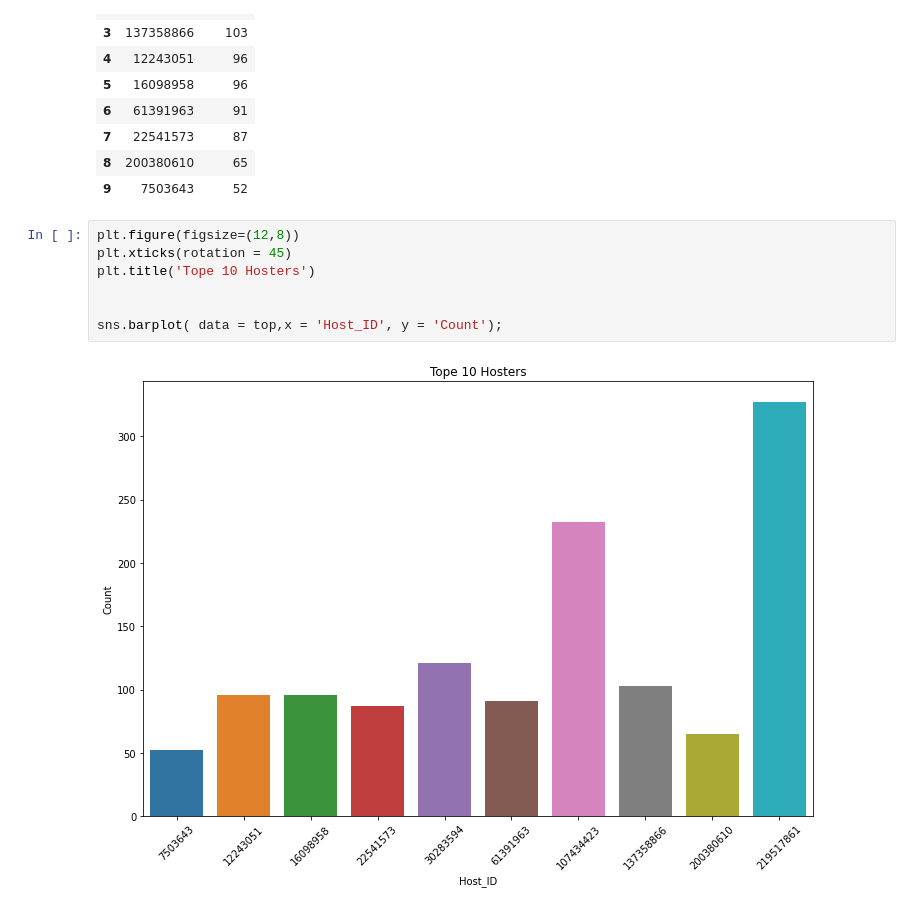
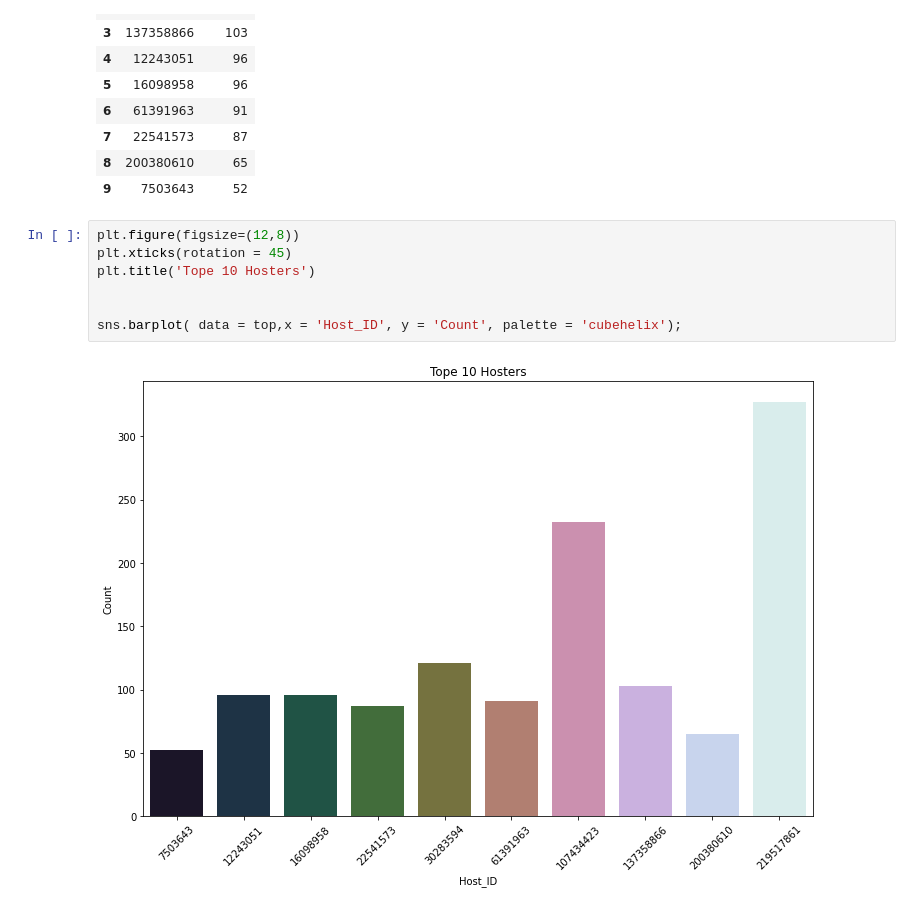
Before and after one commit to heyrobin/Python, a Jupyter notebook: AirBnb/Air BNB new York Data Analysis.ipynb, the cells around one changed output. Drawn from its saved outputs; the diff is of its cells as text.

```diff
--- a/AirBnb/Air BNB new York Data Analysis.ipynb
+++ b/AirBnb/Air BNB new York Data Analysis.ipynb
@@ -246,9 +247,9 @@ top
 # %%
 plt.figure(figsize=(12,8))
 plt.xticks(rotation = 45)
 plt.title('Tope 10 Hosters')
 
 
-sns.barplot( data = top,x = 'Host_ID', y = 'Count');
+sns.barplot( data = top,x = 'Host_ID', y = 'Count', palette = 'cubehelix');
 # %% [output]
-[figure, old version]
+[figure, new version]
```
Also changed, not shown: parts of 12 cells of this notebook.
